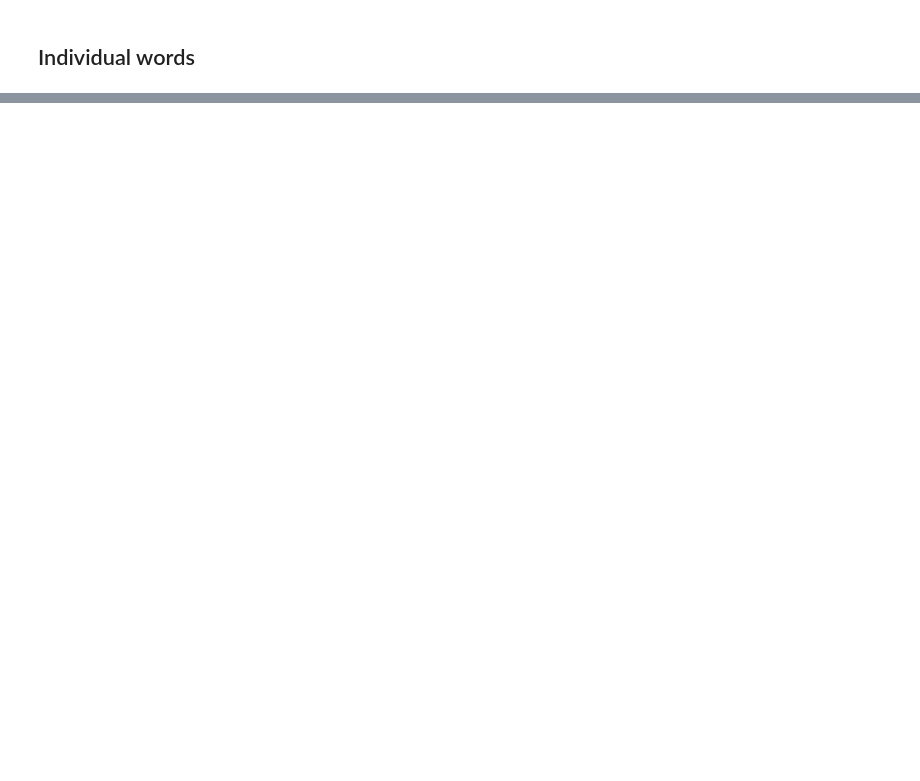
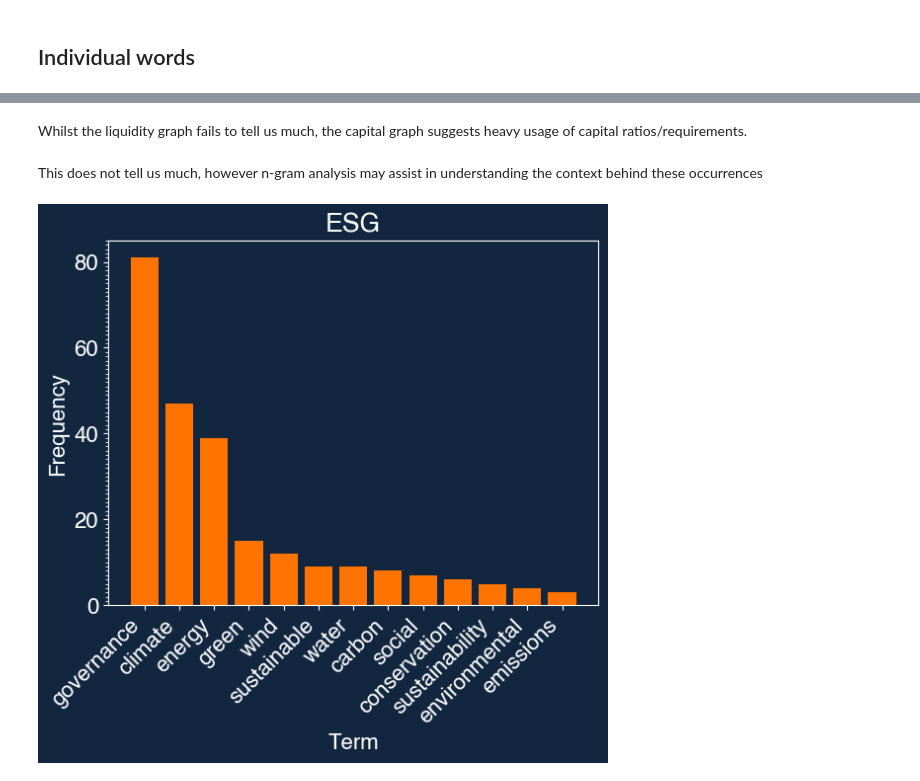
Before and after one commit to george-m2/financial-reports-data-mining, a Jupyter notebook: textExtractionDemo.ipynb, the cells around one changed output, grey strips where cells are left out. Cells and saved outputs as stored; diff of their text form; code cells hidden in the pictures; blank space fills up the shorter version.

```diff
--- a/textExtractionDemo.ipynb
+++ b/textExtractionDemo.ipynb
@@ -157,0 +180,8 @@ plot_category(10, 'Liquidity')
+# %% [markdown]
+Whilst the liquidity graph fails to tell us much, the capital graph suggests heavy usage of capital ratios/requirements. \
+\
+This does not tell us much, however n-gram analysis may assist in understanding the context behind these occurrences
+# %%
+plot_category(15, 'ESG', jpm_df)
+# %% [output]
+[figure, added]
```
Also changed, not shown: parts of 19 cells of this notebook, 1 other file.
